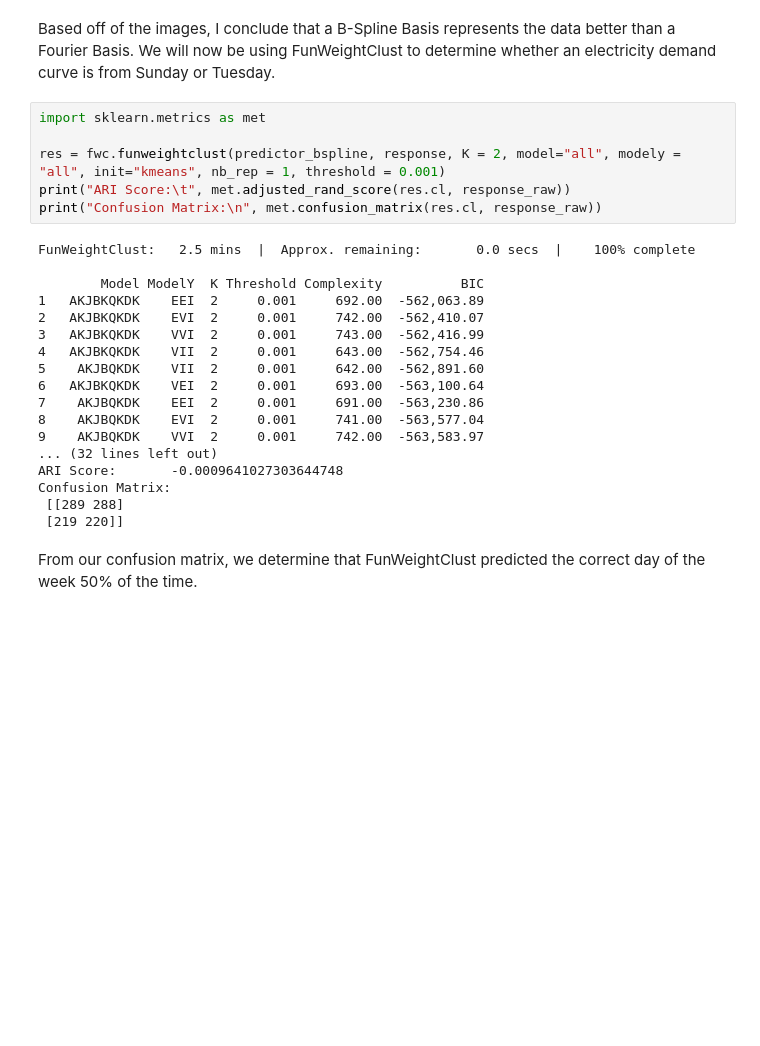
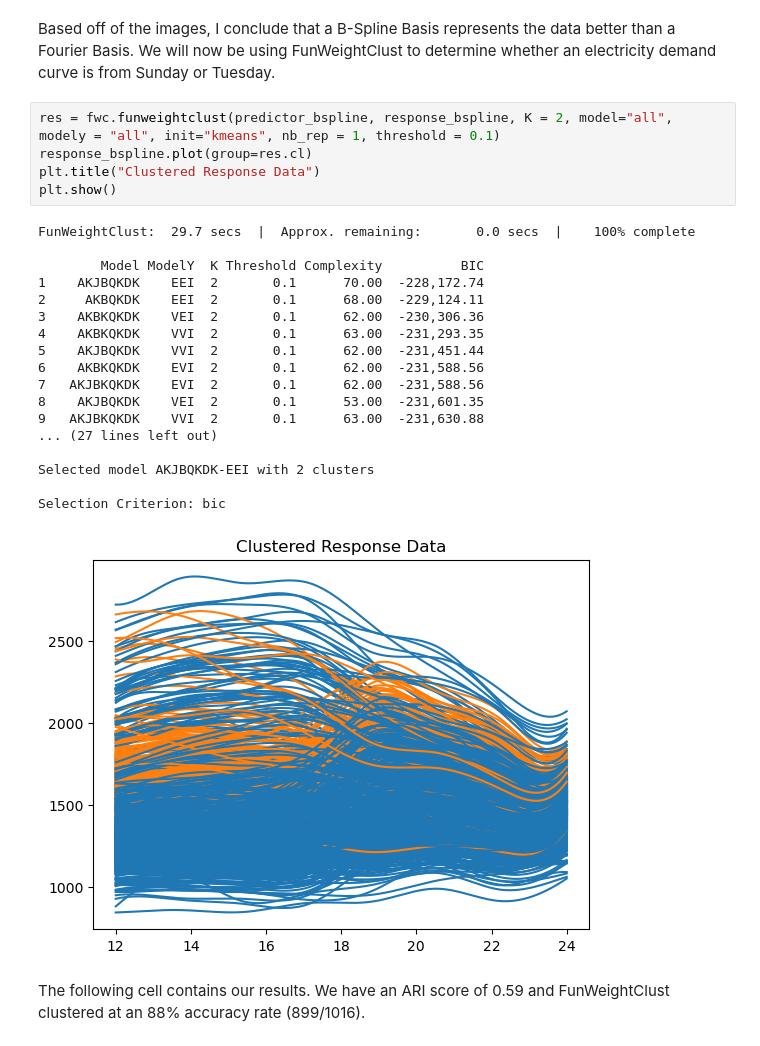
Before and after one commit to richardronyo/funWeightClust-Python, a Jupyter notebook: adelaidetest.ipynb, the cells around one changed output. Drawn from its saved outputs; the diff is of its cells as text; blank space fills up the shorter version.

```diff
--- a/adelaidetest.ipynb
+++ b/adelaidetest.ipynb
@@ -45,28 +60,28 @@ print(response.coefficients.shape)
 # %% [markdown]
 Based off of the images, I conclude that a B-Spline Basis represents the data better than a Fourier Basis. We will now be using FunWeightClust to determine whether an electricity demand curve is from Sunday or Tuesday.
 # %%
-import sklearn.metrics as met
-
-res = fwc.funweightclust(predictor_bspline, response, K = 2, model="all", modely = "all", init="kmeans", nb_rep = 1, threshold = 0.001)
-print("ARI Score:\t", met.adjusted_rand_score(res.cl, response_raw))
-print("Confusion Matrix:\n", met.confusion_matrix(res.cl, response_raw))
+res = fwc.funweightclust(predictor_bspline, response_bspline, K = 2, model="all", modely = "all", init="kmeans", nb_rep = 1, threshold = 0.1)
+response_bspline.plot(group=res.cl)
+plt.title("Clustered Response Data")
+plt.show()
 # %% [output]
-FunWeightClust:   2.5 mins  |  Approx. remaining:       0.0 secs  |    100% complete
+FunWeightClust:  29.7 secs  |  Approx. remaining:       0.0 secs  |    100% complete
 
         Model ModelY  K Threshold Complexity          BIC
-1   AKJBKQKDK    EEI  2     0.001     692.00  -562,063.89
-2   AKJBKQKDK    EVI  2     0.001     742.00  -562,410.07
-3   AKJBKQKDK    VVI  2     0.001     743.00  -562,416.99
-4   AKJBKQKDK    VII  2     0.001     643.00  -562,754.46
-5    AKJBQKDK    VII  2     0.001     642.00  -562,891.60
-6   AKJBKQKDK    VEI  2     0.001     693.00  -563,100.64
-7    AKJBQKDK    EEI  2     0.001     691.00  -563,230.86
-8    AKJBQKDK    EVI  2     0.001     741.00  -563,577.04
-9    AKJBQKDK    VVI  2     0.001     742.00  -563,583.97
-... (32 lines left out)
-ARI Score:       -0.0009641027303644748
-Confusion Matrix:
- [[289 288]
- [219 220]]
+1    AKJBQKDK    EEI  2       0.1      70.00  -228,172.74
+2     AKBQKDK    EEI  2       0.1      68.00  -229,124.11
+3    AKBKQKDK    VEI  2       0.1      62.00  -230,306.36
+4    AKBKQKDK    VVI  2       0.1      63.00  -231,293.35
+5    AKJBQKDK    VVI  2       0.1      62.00  -231,451.44
+6    AKBKQKDK    EVI  2       0.1      62.00  -231,588.56
+7   AKJBKQKDK    EVI  2       0.1      62.00  -231,588.56
+8    AKJBQKDK    VEI  2       0.1      53.00  -231,601.35
+9   AKJBKQKDK    VVI  2       0.1      63.00  -231,630.88
+... (27 lines left out)
+
+Selected model AKJBQKDK-EEI with 2 clusters
+
+Selection Criterion: bic
+[figure, added]
 # %% [markdown]
-From our confusion matrix, we determine that FunWeightClust predicted the correct day of the week 50% of the time.
+The following cell contains our results. We have an ARI score of 0.59 and FunWeightClust clustered at an 88% accuracy rate (899/1016).
```
Also changed, not shown: parts of 9 cells of this notebook.
